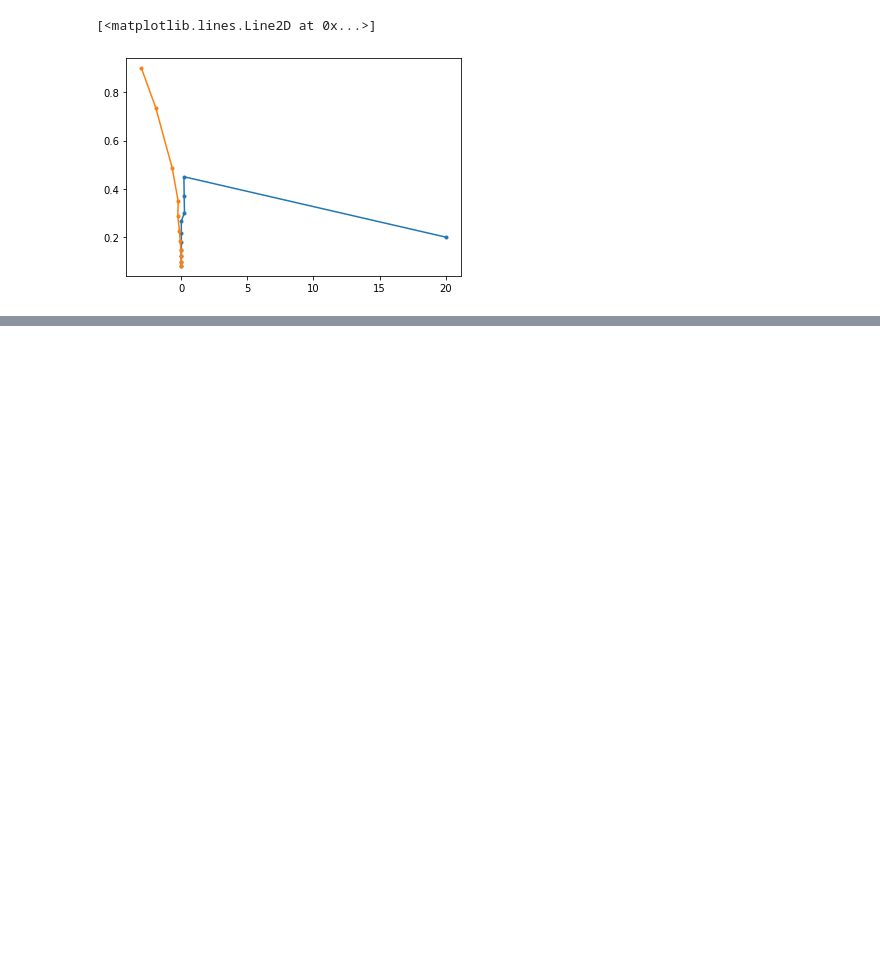
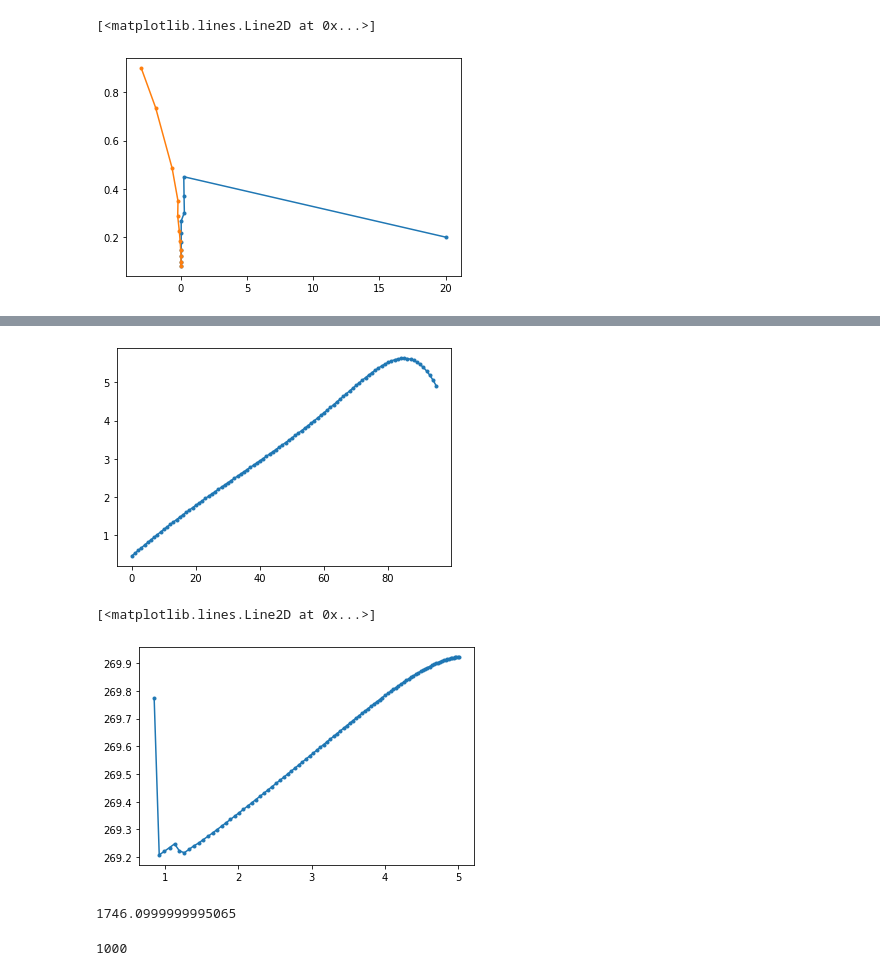
Before and after one commit to CalvinNesbitt/Double-Well-SR, a Jupyter notebook: M-State-Finder-Development.ipynb, the cells around one changed output, grey strips where cells are left out. Saved outputs shown, nothing was run; the diff lists cells and outputs as text; code cells hidden in the pictures; blank space fills up the shorter version.

```diff
--- a/M-State-Finder-Development.ipynb
+++ b/M-State-Finder-Development.ipynb
@@ -104,0 +159,12 @@ plt.plot(np.vstack(mstate.cold_ts)[:, 0], np.vstack(mstate.cold_ts)[:, 1],'.-')
+# %%
+plt.plot(np.vstack(mstate.hot_ts)[5:, -3],'.-')
+plt.show()
+plt.plot(np.mean(np.vstack(mstate.cold_ts)[5:, :-2], axis=1), np.vstack(mstate.hot_ts)[5:, -1],'.-')
+# %% [output]
+[figure, added]
+[<matplotlib.lines.Line2D at 0x...>]
+[figure, added]
+# %%
+mstate.integrator.time
+# %% [output]
+1746.0999999995065
@@ -104,0 +182,4 @@ plt.plot(np.vstack(mstate.cold_ts)[:, 0], np.vstack(mstate.cold_ts)[:, 1],'.-')
+# %%
+runner.time
+# %% [output]
+1000
```
Also changed, not shown: parts of 15 cells of this notebook, 3 other files.
